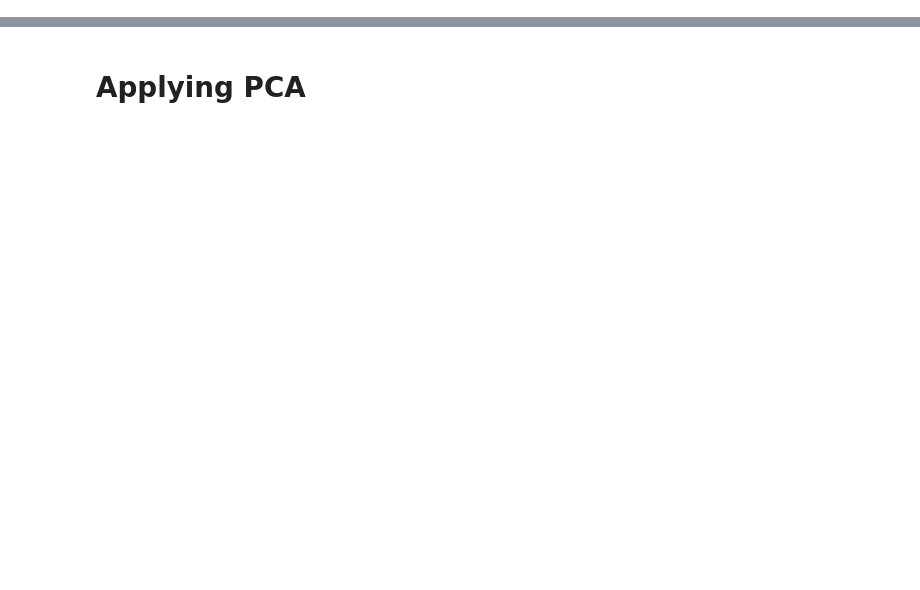
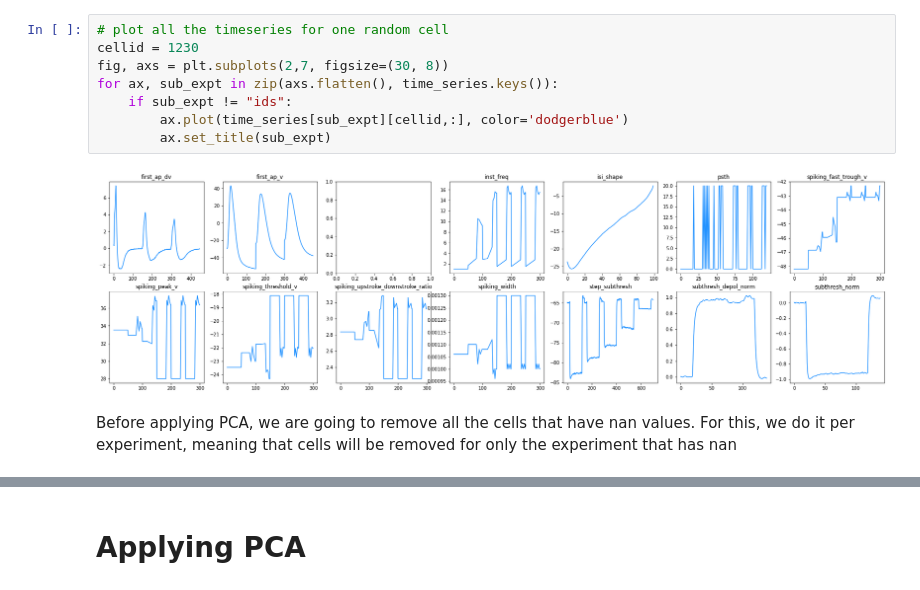
Before and after one commit to AllenInstitute/cplAE_MET, a Jupyter notebook: cplAE_MET/notebooks/data_proc_E.ipynb, the cells around one changed output, grey strips where cells are left out. Cells and saved outputs as stored; diff of their text form; blank space fills up the shorter version.

```diff
--- a/cplAE_MET/notebooks/data_proc_E.ipynb
+++ b/cplAE_MET/notebooks/data_proc_E.ipynb
@@ -82,0 +63,12 @@ for sub_expt in time_series.keys():
+# %%
+# plot all the timeseries for one random cell
+cellid = 1230
+fig, axs = plt.subplots(2,7, figsize=(30, 8))
+for ax, sub_expt in zip(axs.flatten(), time_series.keys()):
+    if sub_expt != "ids":
+        ax.plot(time_series[sub_expt][cellid,:], color='dodgerblue')
+        ax.set_title(sub_expt)
+# %% [output]
+[figure, added]
+# %% [markdown]
+Before applying PCA, we are going to remove all the cells that have nan values. For this, we do it per experiment, meaning that cells will be removed for only the experiment that has nan
```
Also changed, not shown: parts of 64 cells of this notebook.
